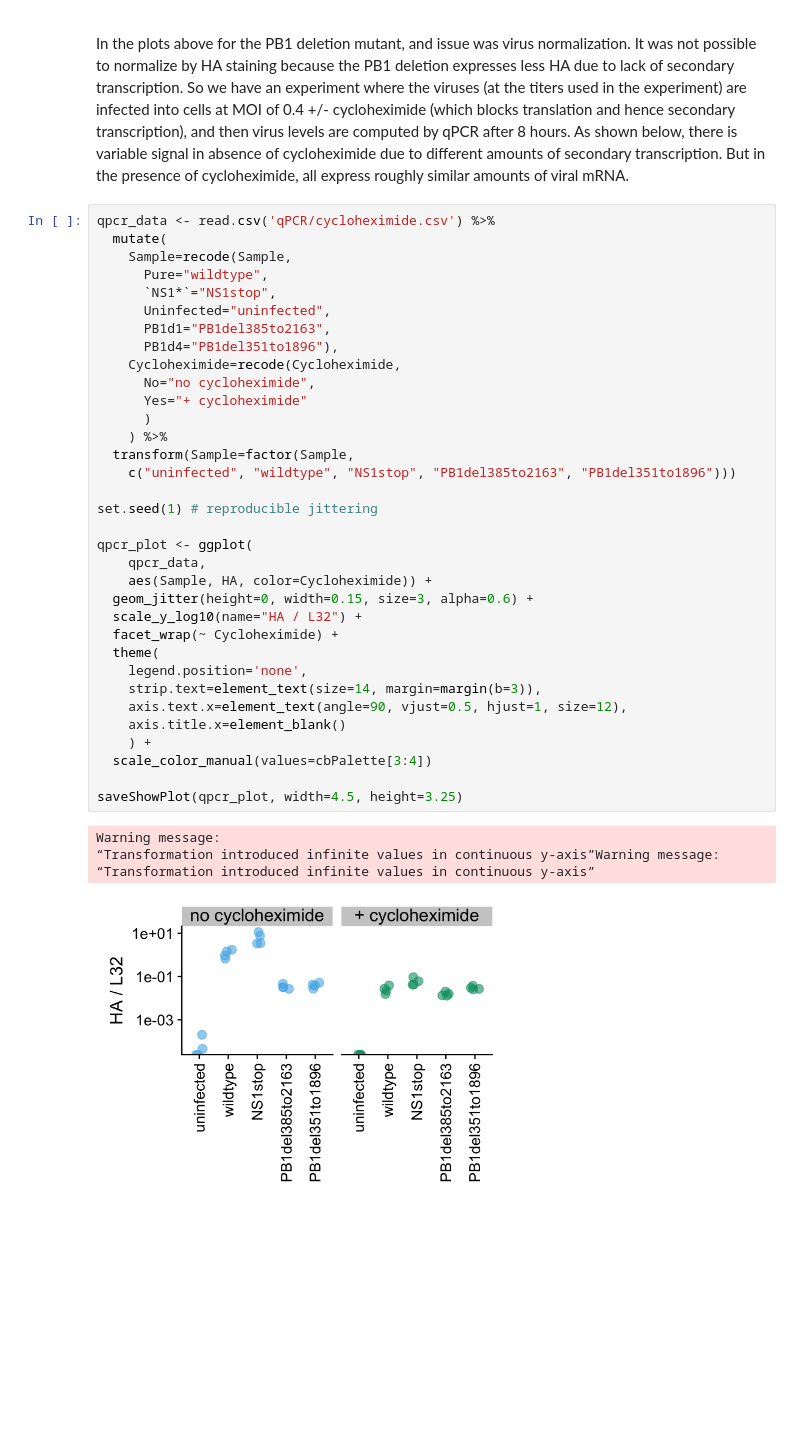
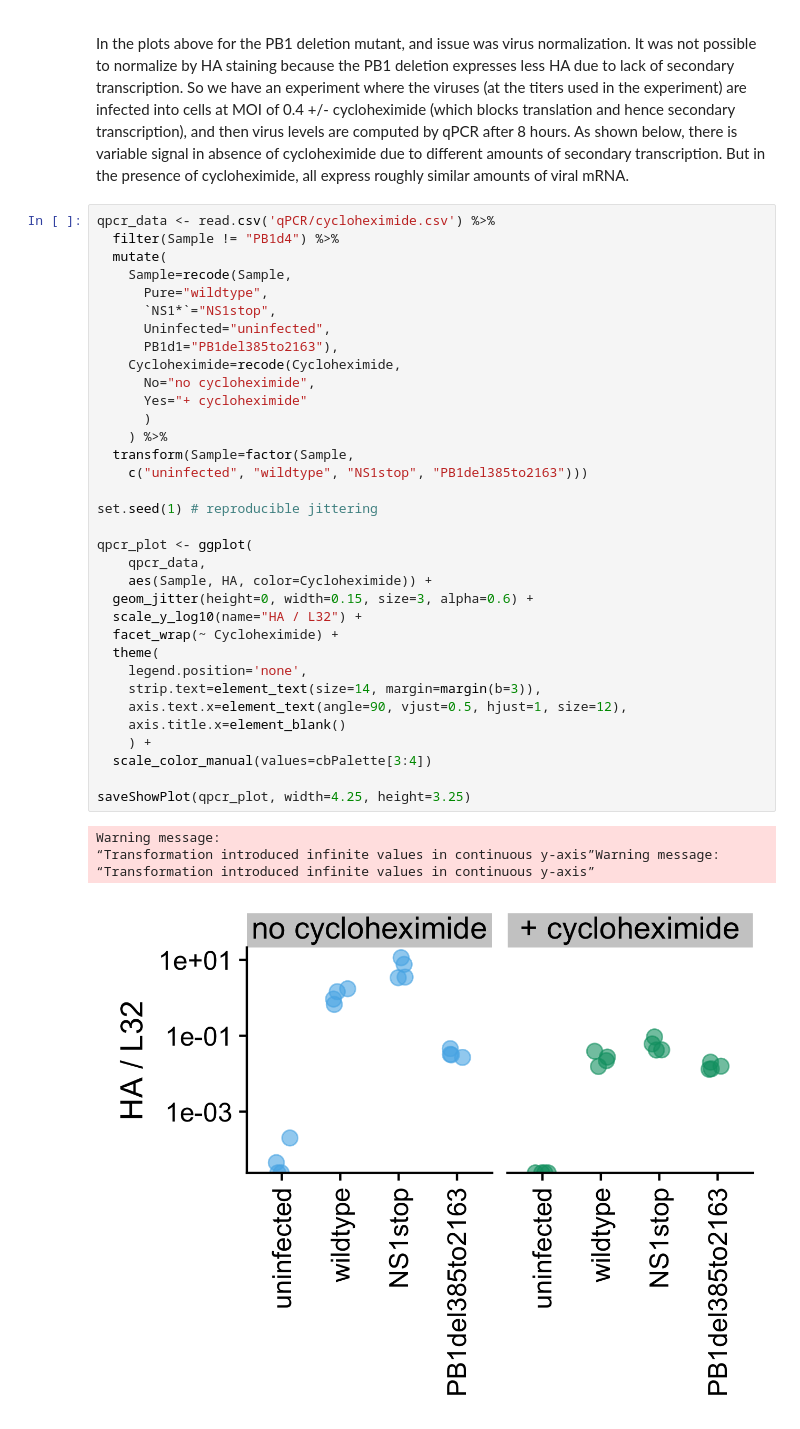
Before and after one commit to jbloomlab/IFNsorted_flu_single_cell, a Jupyter notebook: paper/figures/Validation_Figure/analyze_IFNpercent.ipynb, the cells around one changed output. Saved outputs shown, nothing was run; the diff lists cells and outputs as text; blank space fills up the shorter version.

```diff
--- a/paper/figures/Validation_Figure/analyze_IFNpercent.ipynb
+++ b/paper/figures/Validation_Figure/analyze_IFNpercent.ipynb
@@ -126,40 +126,40 @@ As shown below, there is variable signal in absence of cycloheximide due to diff
 But in the presence of cycloheximide, all express roughly similar amounts of viral mRNA.
 # %%
 qpcr_data <- read.csv('qPCR/cycloheximide.csv') %>%
+  filter(Sample != "PB1d4") %>%
   mutate(
     Sample=recode(Sample,
       Pure="wildtype",
       `NS1*`="NS1stop",
       Uninfected="uninfected",
-      PB1d1="PB1del385to2163",
-      PB1d4="PB1del351to1896"),
+      PB1d1="PB1del385to2163"),
     Cycloheximide=recode(Cycloheximide,
       No="no cycloheximide",
       Yes="+ cycloheximide"
       )
     ) %>%
   transform(Sample=factor(Sample,
-    c("uninfected", "wildtype", "NS1stop", "PB1del385to2163", "PB1del351to1896")))
+    c("uninfected", "wildtype", "NS1stop", "PB1del385to2163")))
 
 set.seed(1) # reproducible jittering
 
 qpcr_plot <- ggplot(
     qpcr_data,
     aes(Sample, HA, color=Cycloheximide)) +
   geom_jitter(height=0, width=0.15, size=3, alpha=0.6) +
   scale_y_log10(name="HA / L32") +
   facet_wrap(~ Cycloheximide) +
   theme(
     legend.position='none',
     strip.text=element_text(size=14, margin=margin(b=3)),
     axis.text.x=element_text(angle=90, vjust=0.5, hjust=1, size=12),
     axis.title.x=element_blank()
     ) +
   scale_color_manual(values=cbPalette[3:4])
 
-saveShowPlot(qpcr_plot, width=4.5, height=3.25)
+saveShowPlot(qpcr_plot, width=4.25, height=3.25)
 # %% [output]
 Warning message:
 “Transformation introduced infinite values in continuous y-axis”Warning message:
 “Transformation introduced infinite values in continuous y-axis”
-[figure, old version]
+[figure, new version]
```
Also changed, not shown: 5 other files.
